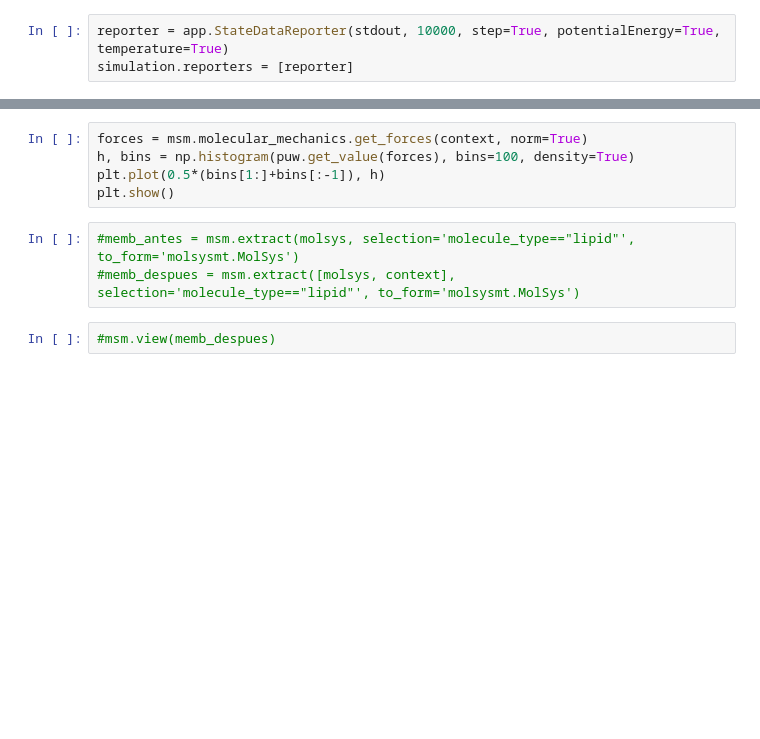
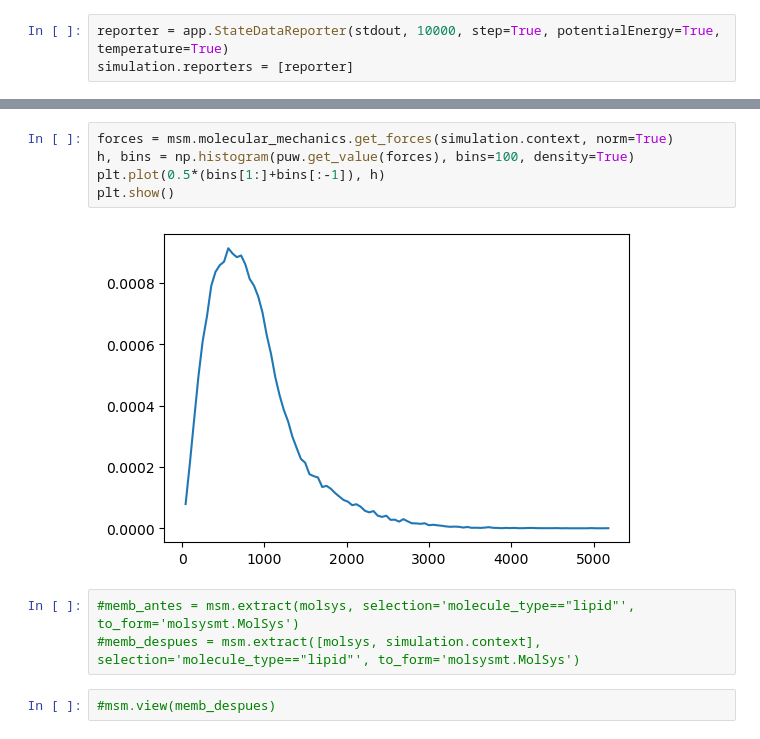
Before and after one commit to uibcdf/OMembrane, a Jupyter notebook: sandbox/Build_POPC_membrane_3_0.ipynb, the cells around one changed output, grey strips where cells are left out. Cells and saved outputs as stored; diff of their text form; blank space fills up the shorter version.

```diff
--- a/sandbox/Build_POPC_membrane_3_0.ipynb
+++ b/sandbox/Build_POPC_membrane_3_0.ipynb
@@ -160,11 +156,13 @@ plt.show()
 # %%
-forces = msm.molecular_mechanics.get_forces(context, norm=True)
+forces = msm.molecular_mechanics.get_forces(simulation.context, norm=True)
 h, bins = np.histogram(puw.get_value(forces), bins=100, density=True)
 plt.plot(0.5*(bins[1:]+bins[:-1]), h)
 plt.show()
+# %% [output]
+[figure, added]
 # %%
 #memb_antes = msm.extract(molsys, selection='molecule_type=="lipid"', to_form='molsysmt.MolSys')
-#memb_despues = msm.extract([molsys, context], selection='molecule_type=="lipid"', to_form='molsysmt.MolSys')
+#memb_despues = msm.extract([molsys, simulation.context], selection='molecule_type=="lipid"', to_form='molsysmt.MolSys')
 # %%
 #msm.view(memb_despues)
 # %%
```
Also changed, not shown: parts of 14 cells of this notebook, 10 other files.
